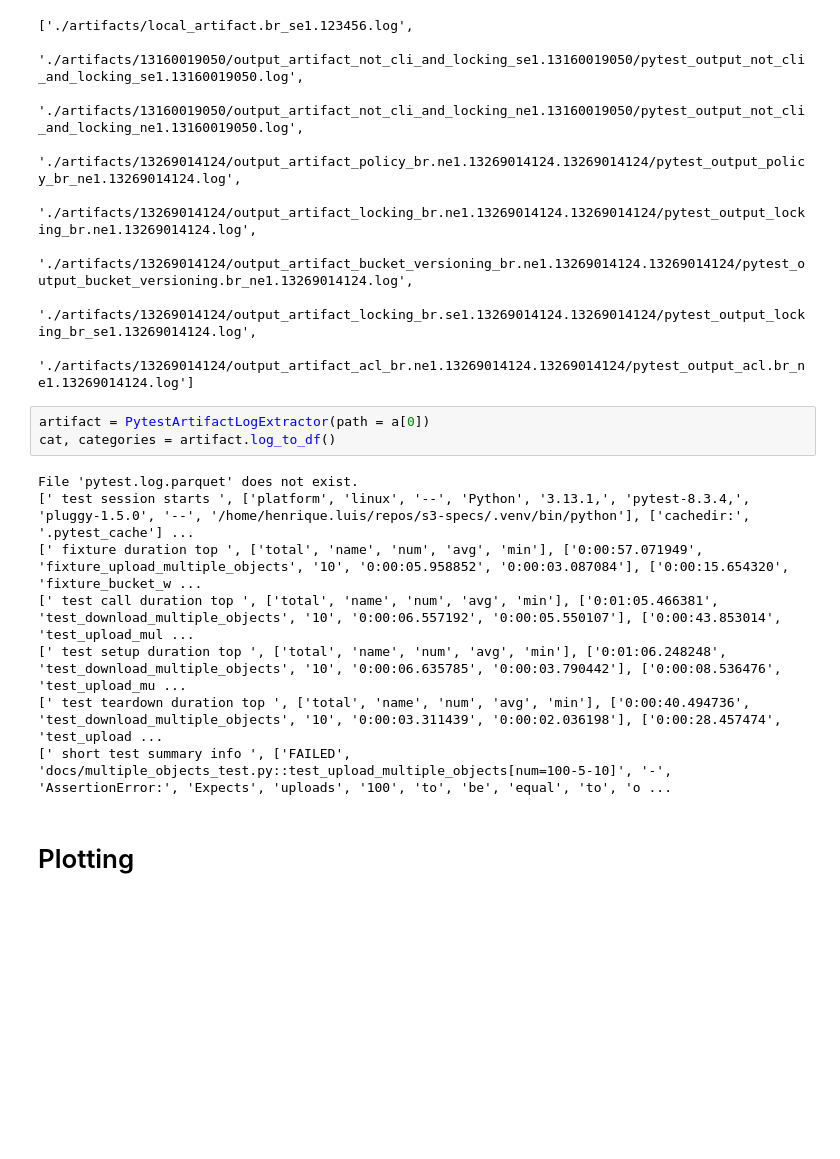
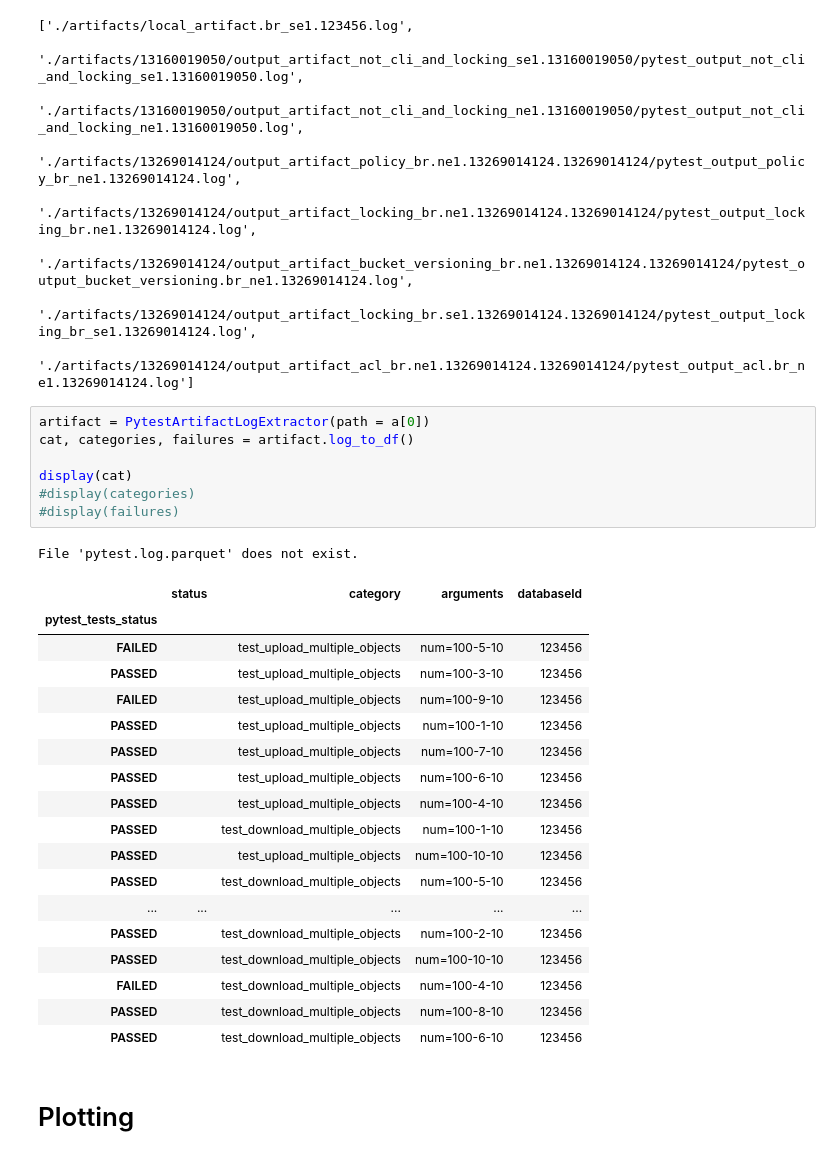
Before and after one commit to 2xlhe/gh-Actions-Reader, a Jupyter notebook: ghActionsReader.ipynb, the cells around one changed output. Drawn from its saved outputs; the diff is of its cells as text; blank space fills up the shorter version.

Commit message:
created function to extract errors from summary pytestlog

```diff
--- a/ghActionsReader.ipynb
+++ b/ghActionsReader.ipynb
@@ -636,15 +654,31 @@ a
  './artifacts/13269014124/output_artifact_acl_br.ne1.13269014124.13269014124/pytest_output_acl.br_ne1.13269014124.log']
 # %%
 artifact = PytestArtifactLogExtractor(path = a[0])
-cat, categories = artifact.log_to_df()
+cat, categories, failures = artifact.log_to_df()
+
+display(cat)
+#display(categories)
+#display(failures)
 # %% [output]
 File 'pytest.log.parquet' does not exist.
-[' test session starts ', ['platform', 'linux', '--', 'Python', '3.13.1,', 'pytest-8.3.4,', 'pluggy-1.5.0', '--', '/home/henrique.luis/repos/s3-specs/.venv/bin/python'], ['cachedir:', '.pytest_cache'] ...
-[' fixture duration top ', ['total', 'name', 'num', 'avg', 'min'], ['0:00:57.071949', 'fixture_upload_multiple_objects', '10', '0:00:05.958852', '0:00:03.087084'], ['0:00:15.654320', 'fixture_bucket_w ...
-[' test call duration top ', ['total', 'name', 'num', 'avg', 'min'], ['0:01:05.466381', 'test_download_multiple_objects', '10', '0:00:06.557192', '0:00:05.550107'], ['0:00:43.853014', 'test_upload_mul ...
-[' test setup duration top ', ['total', 'name', 'num', 'avg', 'min'], ['0:01:06.248248', 'test_download_multiple_objects', '10', '0:00:06.635785', '0:00:03.790442'], ['0:00:08.536476', 'test_upload_mu ...
-[' test teardown duration top ', ['total', 'name', 'num', 'avg', 'min'], ['0:00:40.494736', 'test_download_multiple_objects', '10', '0:00:03.311439', '0:00:02.036198'], ['0:00:28.457474', 'test_upload ...
-[' short test summary info ', ['FAILED', 'docs/multiple_objects_test.py::test_upload_multiple_objects[num=100-5-10]', '-', 'AssertionError:', 'Expects', 'uploads', '100', 'to', 'be', 'equal', 'to', 'o ...
+|  | status | category | arguments | databaseId |
+| pytest_tests_status |  |  |  |  |
+| FAILED |  | test_upload_multiple_objects | num=100-5-10 | 123456 |
+| PASSED |  | test_upload_multiple_objects | num=100-3-10 | 123456 |
+| FAILED |  | test_upload_multiple_objects | num=100-9-10 | 123456 |
+| PASSED |  | test_upload_multiple_objects | num=100-1-10 | 123456 |
+| PASSED |  | test_upload_multiple_objects | num=100-7-10 | 123456 |
+| PASSED |  | test_upload_multiple_objects | num=100-6-10 | 123456 |
+| PASSED |  | test_upload_multiple_objects | num=100-4-10 | 123456 |
+| PASSED |  | test_download_multiple_objects | num=100-1-10 | 123456 |
+| PASSED |  | test_upload_multiple_objects | num=100-10-10 | 123456 |
+| PASSED |  | test_download_multiple_objects | num=100-5-10 | 123456 |
+| ... | ... | ... | ... | ... |
+| PASSED |  | test_download_multiple_objects | num=100-2-10 | 123456 |
+| PASSED |  | test_download_multiple_objects | num=100-10-10 | 123456 |
+| FAILED |  | test_download_multiple_objects | num=100-4-10 | 123456 |
+| PASSED |  | test_download_multiple_objects | num=100-8-10 | 123456 |
+| PASSED |  | test_download_multiple_objects | num=100-6-10 | 123456 |
 # %% [markdown]
 # Plotting
 # %% [markdown]
```
Also changed, not shown: parts of 1 cell of this notebook.
